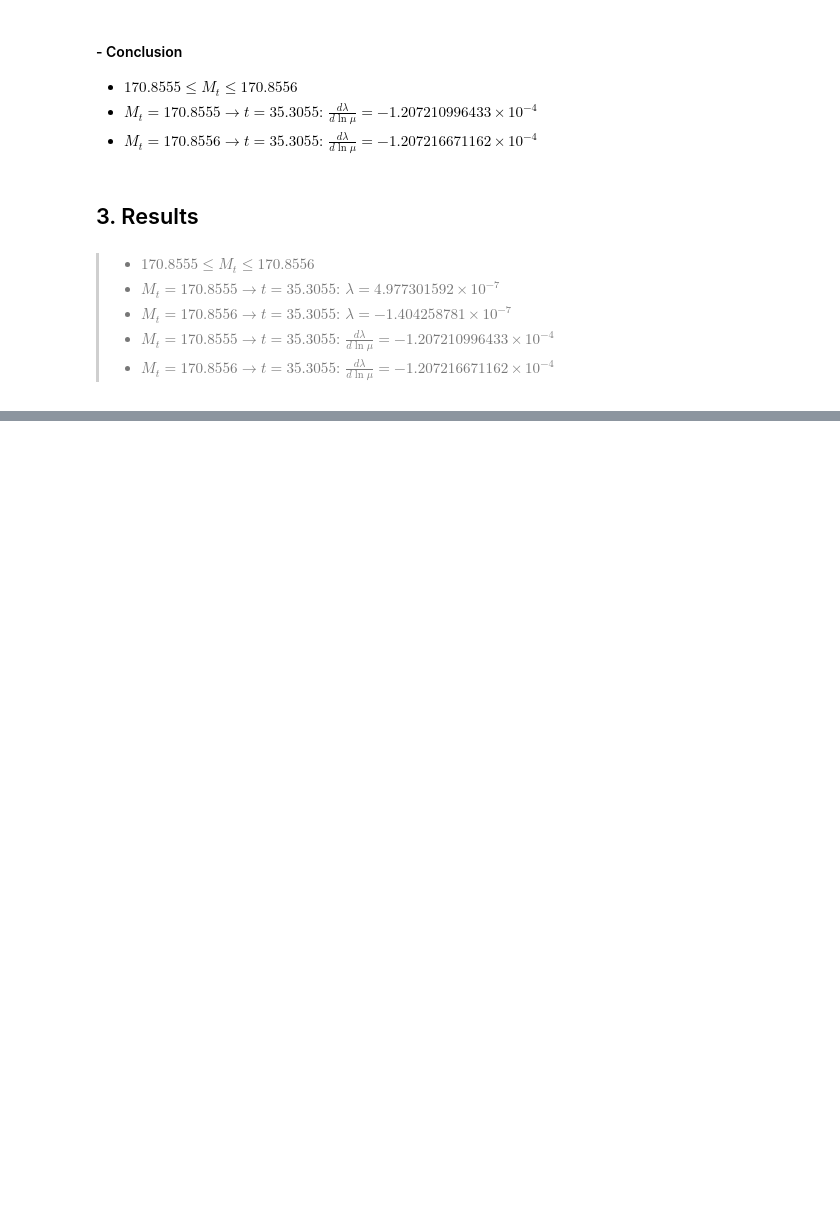
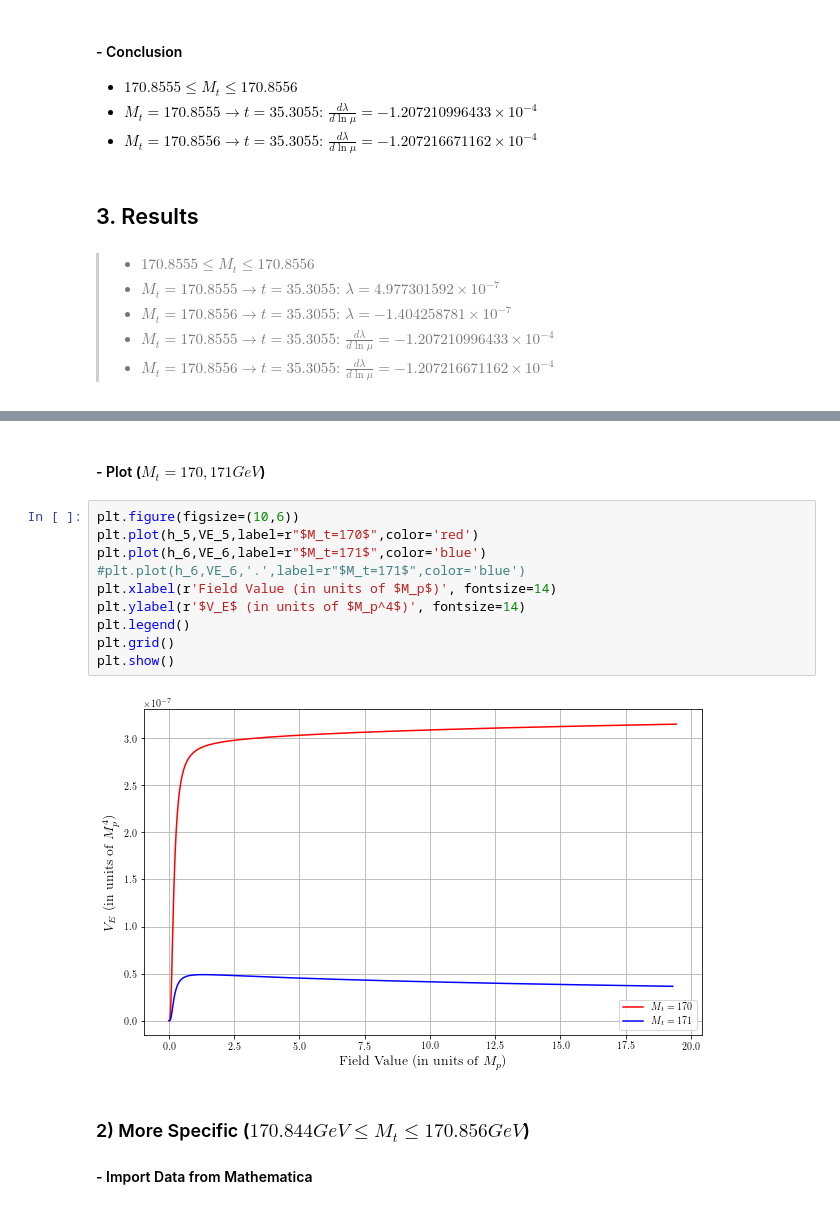
Before and after one commit to Axect/pbh, a Jupyter notebook: PBH_Critical.ipynb, the cells around one changed output, grey strips where cells are left out. Cells and saved outputs as stored; diff of their text form; blank space fills up the shorter version.

```diff
--- a/PBH_Critical.ipynb
+++ b/PBH_Critical.ipynb
@@ -355,0 +391,17 @@ Minimum of 170.8556:  -0.0001207216671162
+# %% [markdown]
+#### - Plot ($M_t = 170,171GeV$)
+# %%
+plt.figure(figsize=(10,6))
+plt.plot(h_5,VE_5,label=r"$M_t=170$",color='red')
+plt.plot(h_6,VE_6,label=r"$M_t=171$",color='blue')
+#plt.plot(h_6,VE_6,'.',label=r"$M_t=171$",color='blue')
+plt.xlabel(r'Field Value (in units of $M_p$)', fontsize=14)
+plt.ylabel(r'$V_E$ (in units of $M_p^4$)', fontsize=14)
+plt.legend()
+plt.grid()
+plt.show()
+# %% [output]
+[figure, added]
+# %% [markdown]
+### 2) More Specific ($170.844GeV\leq M_t \leq 170.856GeV$)
+#### - Import Data from Mathematica
```
Also changed, not shown: parts of 19 cells of this notebook, 1 other file.
